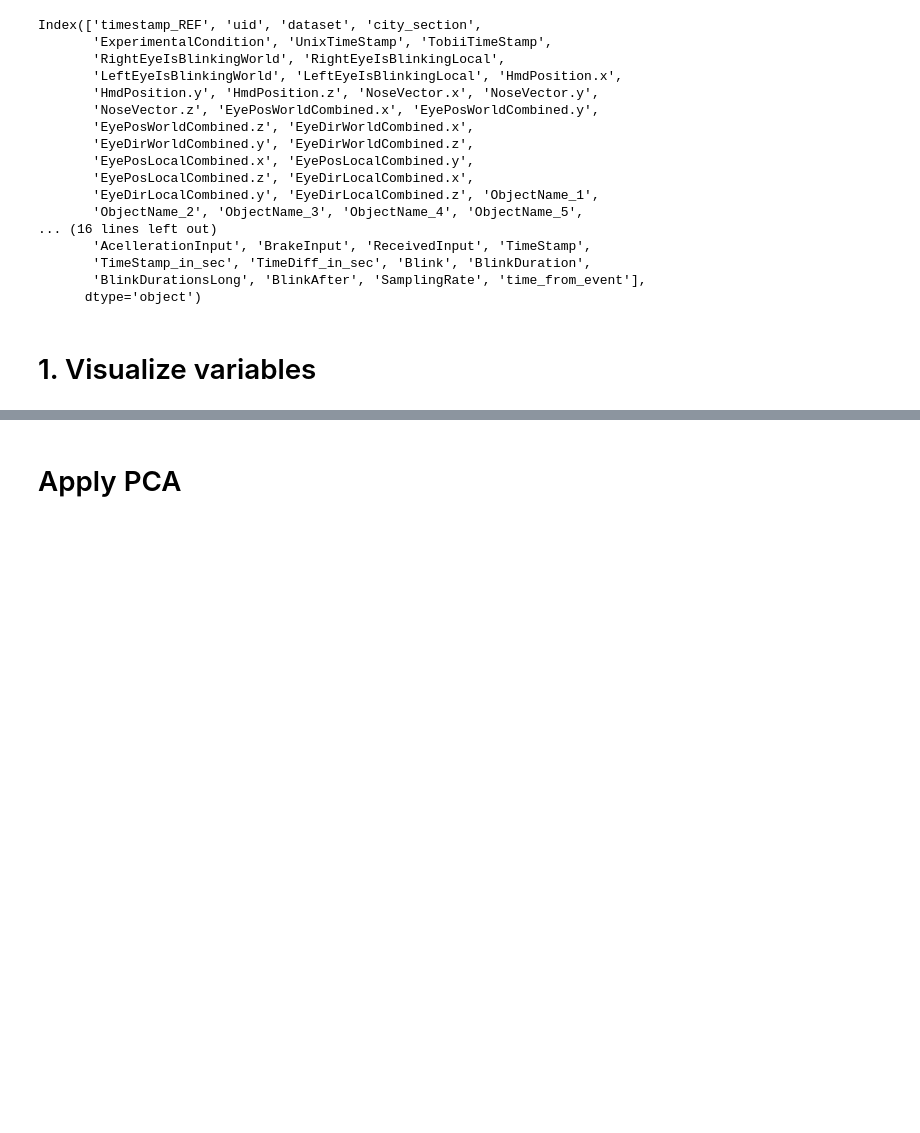
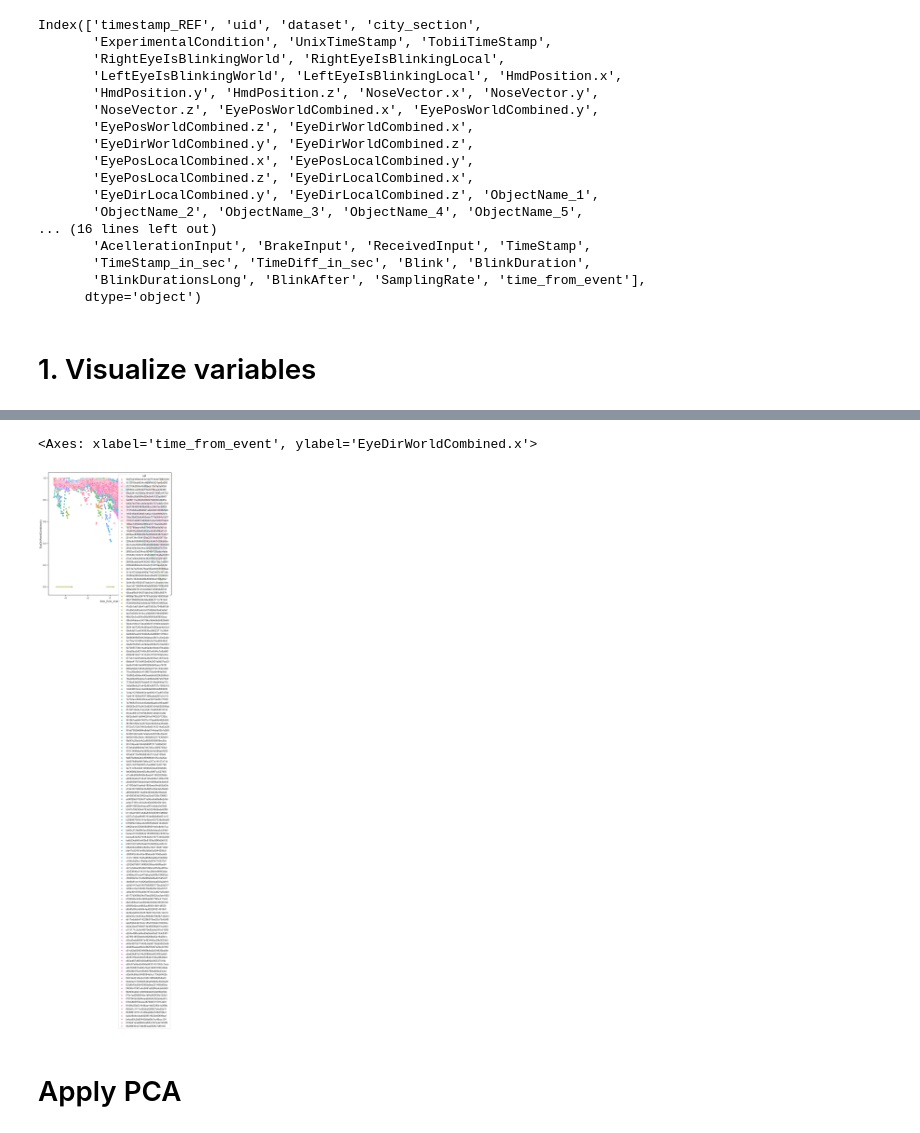
Before and after one commit to JohnMadrid/fpca-takeOverRequests, a Jupyter notebook: pca.ipynb, the cells around one changed output, grey strips where cells are left out. Saved outputs shown, nothing was run; the diff lists cells and outputs as text; code cells hidden in the pictures; blank space fills up the shorter version.

```diff
--- a/pca.ipynb
+++ b/pca.ipynb
@@ -164,6 +179,9 @@ plot_vectors(df_single_event, uid_col='uid')
 # %%
 fig, axs = plt.subplots(1, 1, figsize=(10, 10), sharex=True, sharey=True)
-sns.scatterplot(x=df_single_event['time_from_event'], y=df_single_event['SteeringInput'], label='SteeringInput', color='gray', alpha=0.1, s=5, ax=axs)
+sns.scatterplot(data=df_single_event, x='time_from_event', y='EyeDirWorldCombined.x', color='gray', alpha=1, ax=axs, hue='uid')
+# %% [output]
+<Axes: xlabel='time_from_event', ylabel='EyeDirWorldCombined.x'>
+[figure, added]
 # %%
 fig, axs = plt.subplots(1, 1, figsize=(10, 6), sharex=True, sharey=True)
 
```
Also changed, not shown: parts of 14 cells of this notebook.
